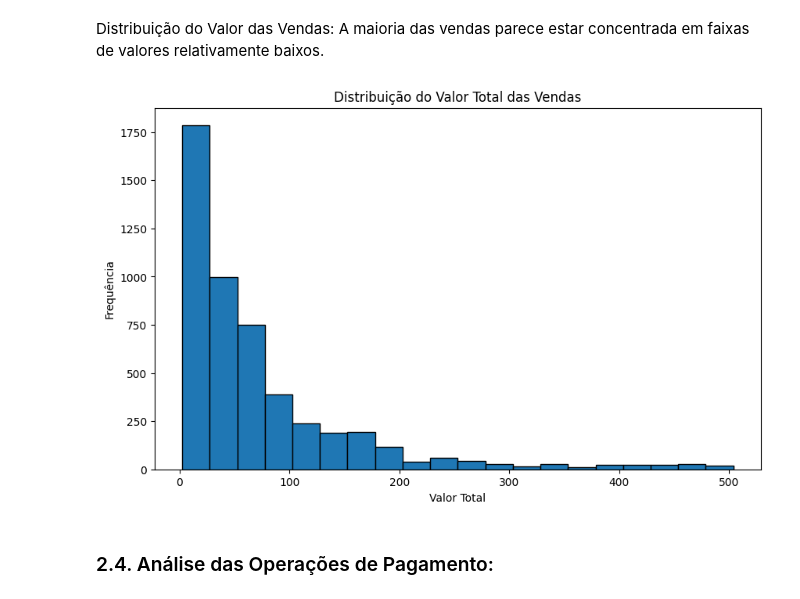
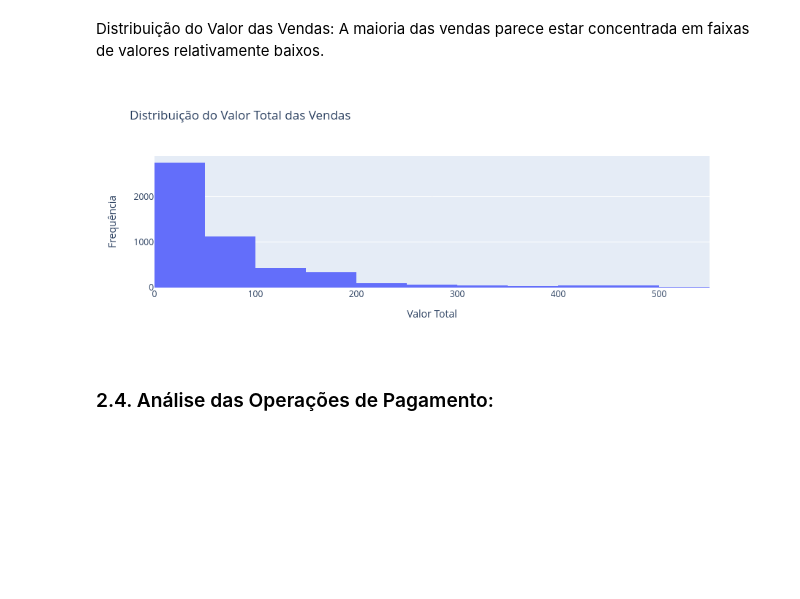
Before and after one commit to Jandersolutions/super_mercado, a Jupyter notebook: notebooks/projeto.ipynb, the cells around one changed output. Drawn from its saved outputs; the diff is of its cells as text; code cells hidden in the pictures; blank space fills up the shorter version.

```diff
--- a/notebooks/projeto.ipynb
+++ b/notebooks/projeto.ipynb
@@ -98,14 +104,15 @@ plt.show()
 # %% [markdown]
 Distribuição do Valor das Vendas: A maioria das vendas parece estar concentrada em faixas de valores relativamente baixos.
 # %%
-plt.figure(figsize=(10, 6))
-df['total'].plot(kind='hist', bins=20, edgecolor='black')
-plt.title('Distribuição do Valor Total das Vendas')
-plt.xlabel('Valor Total')
-plt.ylabel('Frequência')
-plt.show()
+# Criar o histograma interativo com o Plotly Express
+fig = px.histogram(df, x='total', nbins=20, title='Distribuição do Valor Total das Vendas')
+# Personalizar rótulos dos eixos
+fig.update_xaxes(title_text='Valor Total')
+fig.update_yaxes(title_text='Frequência')
+# Exibir o histograma
+fig.show()
 # %% [output]
-[figure, old version]
+[figure, new version]
 # %% [markdown]
 ### 2.4. Análise das Operações de Pagamento:
 # %% [markdown]
```
Also changed, not shown: parts of 6 cells of this notebook, 1 other file.
